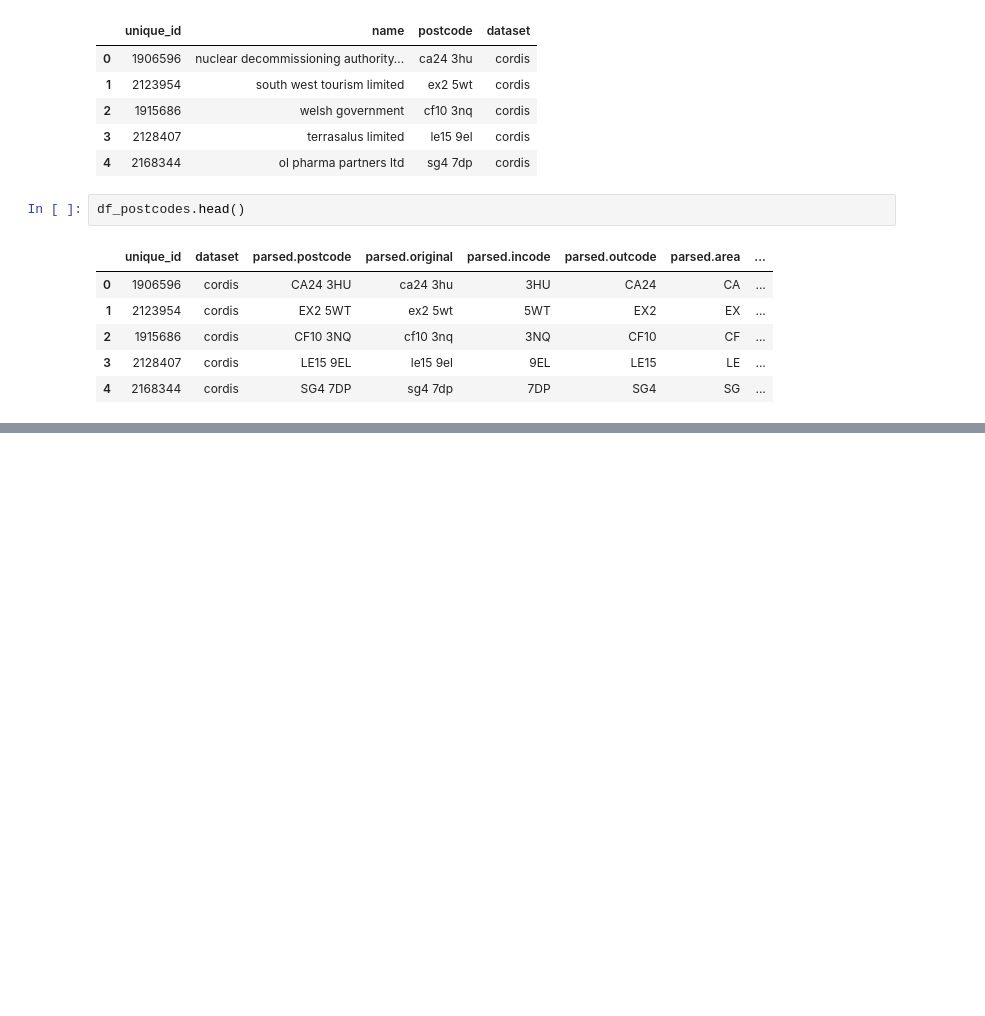
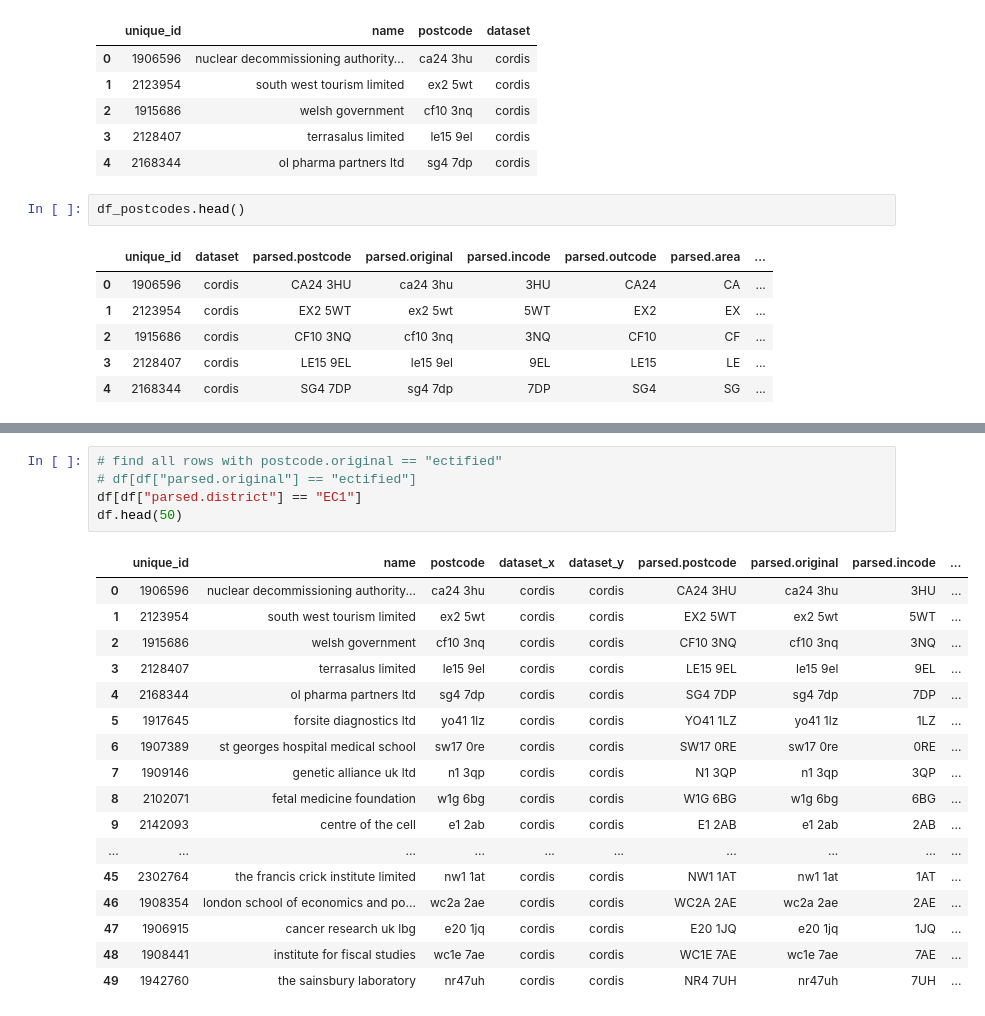
Before and after one commit to hpfield/OrgSync, a Jupyter notebook: eda/splink.ipynb, the cells around one changed output, grey strips where cells are left out. Cells and saved outputs as stored; diff of their text form; blank space fills up the shorter version.

```diff
--- a/eda/splink.ipynb
+++ b/eda/splink.ipynb
@@ -184,3 +199,26 @@ len(df)
+# %%
+# find all rows with postcode.original == "ectified"
+# df[df["parsed.original"] == "ectified"]
+df[df["parsed.district"] == "EC1"]
+df.head(50)
+# %% [output]
+|  | unique_id | name | postcode | dataset_x | dataset_y | parsed.postcode | parsed.original | parsed.incode | ... |
+| 0 | 1906596 | nuclear decommissioning authority... | ca24 3hu | cordis | cordis | CA24 3HU | ca24 3hu | 3HU | ... |
+| 1 | 2123954 | south west tourism limited | ex2 5wt | cordis | cordis | EX2 5WT | ex2 5wt | 5WT | ... |
+| 2 | 1915686 | welsh government | cf10 3nq | cordis | cordis | CF10 3NQ | cf10 3nq | 3NQ | ... |
+| 3 | 2128407 | terrasalus limited | le15 9el | cordis | cordis | LE15 9EL | le15 9el | 9EL | ... |
+| 4 | 2168344 | ol pharma partners ltd | sg4 7dp | cordis | cordis | SG4 7DP | sg4 7dp | 7DP | ... |
+| 5 | 1917645 | forsite diagnostics ltd | yo41 1lz | cordis | cordis | YO41 1LZ | yo41 1lz | 1LZ | ... |
+| 6 | 1907389 | st georges hospital medical school | sw17 0re | cordis | cordis | SW17 0RE | sw17 0re | 0RE | ... |
+| 7 | 1909146 | genetic alliance uk ltd | n1 3qp | cordis | cordis | N1 3QP | n1 3qp | 3QP | ... |
+| 8 | 2102071 | fetal medicine foundation | w1g 6bg | cordis | cordis | W1G 6BG | w1g 6bg | 6BG | ... |
+| 9 | 2142093 | centre of the cell | e1 2ab | cordis | cordis | E1 2AB | e1 2ab | 2AB | ... |
+| ... | ... | ... | ... | ... | ... | ... | ... | ... | ... |
+| 45 | 2302764 | the francis crick institute limited | nw1 1at | cordis | cordis | NW1 1AT | nw1 1at | 1AT | ... |
+| 46 | 1908354 | london school of economics and po... | wc2a 2ae | cordis | cordis | WC2A 2AE | wc2a 2ae | 2AE | ... |
+| 47 | 1906915 | cancer research uk lbg | e20 1jq | cordis | cordis | E20 1JQ | e20 1jq | 1JQ | ... |
+| 48 | 1908441 | institute for fiscal studies | wc1e 7ae | cordis | cordis | WC1E 7AE | wc1e 7ae | 7AE | ... |
+| 49 | 1942760 | the sainsbury laboratory | nr47uh | cordis | cordis | NR4 7UH | nr47uh | 7UH | ... |
 # %%
 db_api = DuckDBAPI()
 # Conver empty lists to null before running...#
```
Also changed, not shown: parts of 4 cells of this notebook, 1 other file.
